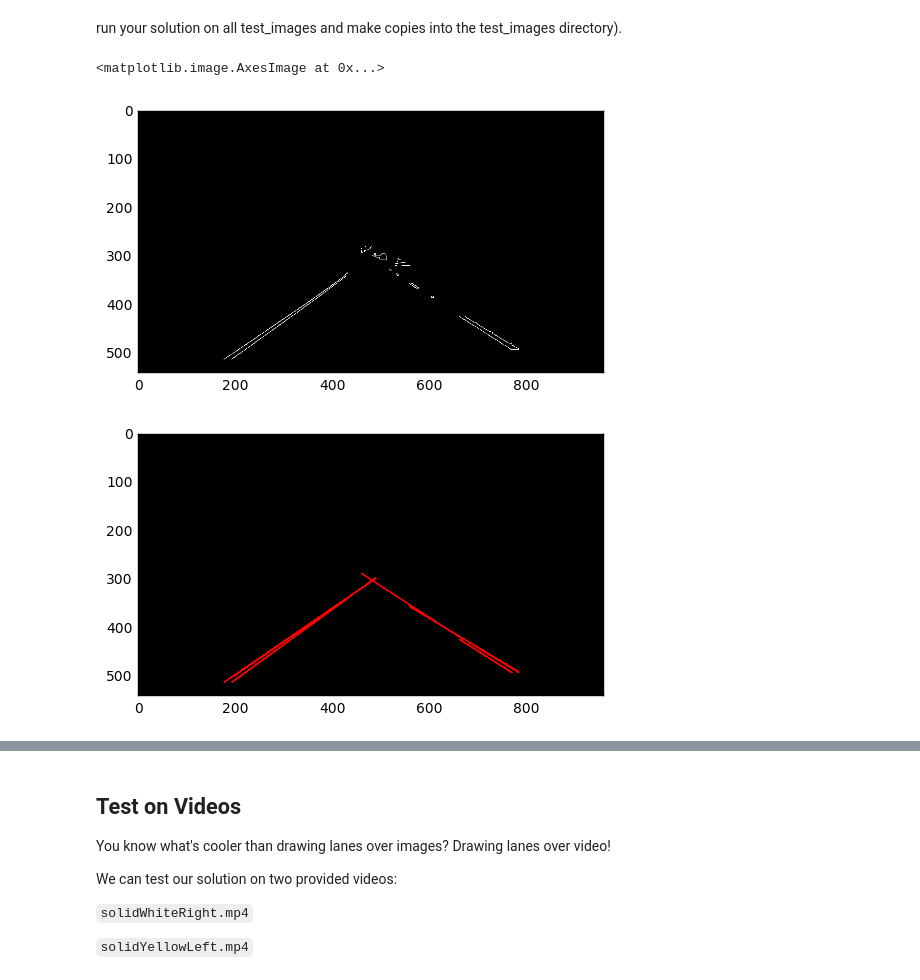
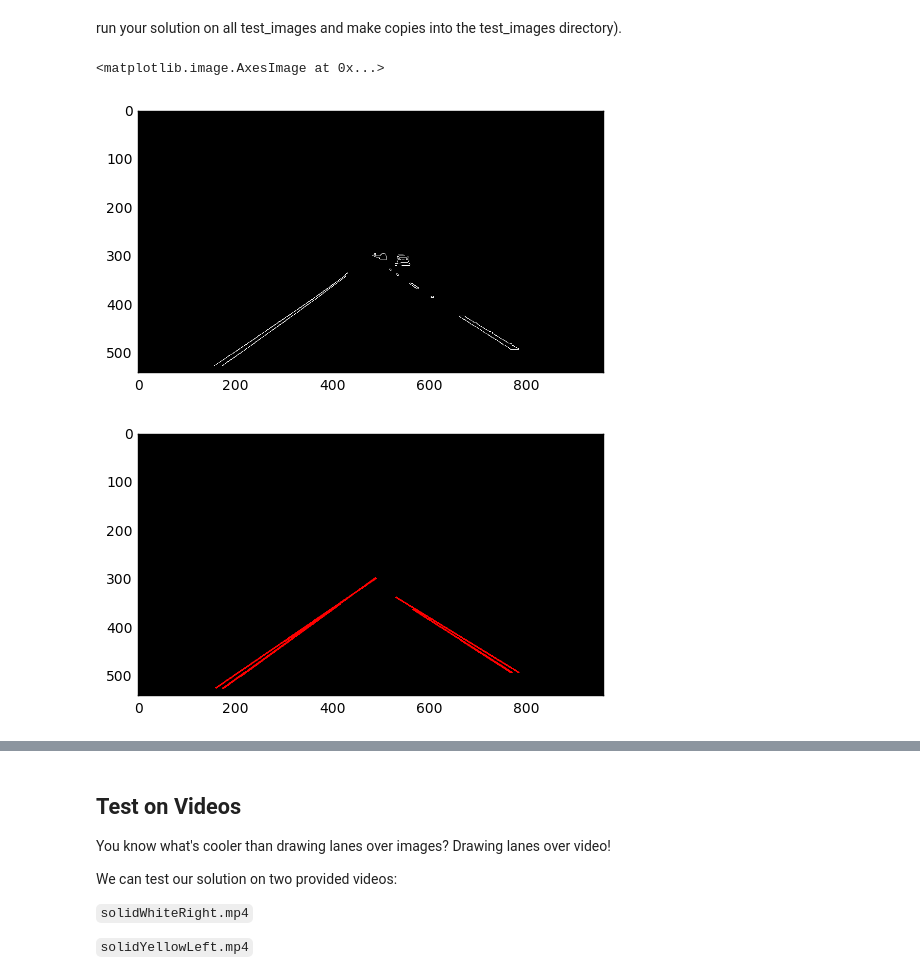
Before and after one commit to t-f-g/CarND, a Jupyter notebook: CarND-LaneLines-P1/P1.ipynb, the cells around one changed output, grey strips where cells are left out. Cells and saved outputs as stored; diff of their text form; code cells hidden in the pictures.

```diff
--- a/CarND-LaneLines-P1/P1.ipynb
+++ b/CarND-LaneLines-P1/P1.ipynb
@@ -124,9 +124,10 @@ def draw_lines(img, lines, color=[255, 0, 0], thickness=2):
     If you want to make the lines semi-transparent, think about combining
     this function with the weighted_img() function below
     """
-    for line in lines:
-        for x1,y1,x2,y2 in line:
-            cv2.line(img, (x1, y1), (x2, y2), color, thickness)
+    if lines is not None:
+        for line in lines:
+            for x1,y1,x2,y2 in line:
+                cv2.line(img, (x1, y1), (x2, y2), color, thickness)
 
 def hough_lines(img, rho, theta, threshold, min_line_len, max_line_gap):
     """
@@ -176,23 +177,23 @@ def process (input):
     calibration = {
      # The Mask settings are dependant on camera/environment attributes
      "mask": {
-            'lower_left':(0.1, 0.95), # percent of frame used for masking
-            'upper_left':(0.5, 0.5),
-            'upper_right':(0.5, 0.5),
-            'lower_right':(0.9, 0.95)
+            'lower_left':(0.1, 0.975), # percent of frame used for masking
+            'upper_left':(0.55, 0.5),
+            'upper_right':(0.55, 0.5),
+            'lower_right':(0.9, 0.975)
         },
      # Canny edge detection parameters
      "canny": {
-            'threshold1':150, # first threshold for the hysteresis procedure.
-            'threshold2':500  # second threshold for the hysteresis procedure.
+            'threshold1':150, #150 # first threshold for the hysteresis procedure.
+            'threshold2':500  #500 # second threshold for the hysteresis procedure.
         },
      # Hough transform parameters
      "hough": {
             'rho':1,              # Distance resolution of the accumulator in pixels.
             'theta':1*np.pi/360,  # Angle resolution of the accumulator in radians.
-            'threshold':35,       # Accumulator threshold parameter. Only those lines are returned that get enough votes ( >threshold )
+            'threshold':40,  #35     # Accumulator threshold parameter. Only those lines are returned that get enough votes ( >threshold )
             'min_line_length':25, # Minimum line length. Line segments shorter than that are rejected.
-            'max_line_gap':60     # Maximum allowed gap between points on the same line to link them.
+            'max_line_gap':100  #60   # Maximum allowed gap between points on the same line to link them.
         }
     }
 
@@ -205,7 +206,8 @@ def process (input):
     # blur
     # make this calibration
     blurred_image = cv2.bilateralFilter(equilized_image,5,50,50)
-    plt.imshow(blurred_image, cmap='gray')
+    #more_blurred_image = cv2.GaussianBlur(blurred_image, (7, 11), 0)
+    #plt.imshow(more_blurred_image, cmap='gray')
 
     # canny edge detection
     canny_image = cv2.Canny(blurred_image, calibration["canny"]["threshold1"], calibration["canny"]["threshold2"])
@@ -217,32 +219,32 @@ def process (input):
                                (image.shape[1]*calibration["mask"]["lower_right"][0], image.shape[0]*calibration["mask"]["lower_right"][1])]],
                              dtype=np.int32)
     masked_image = region_of_interest(canny_image, quadrilateral)
     plt.imshow(masked_image, cmap='gray')
 
     # detect lines via Hough transform
     detected_lines = cv2.HoughLinesP(masked_image,
                                      calibration["hough"]["rho"],
                                      calibration["hough"]["theta"],
                                      calibration["hough"]["threshold"],
                                      np.array([]),
                                      minLineLength=calibration["hough"]["min_line_length"],
                                      maxLineGap=calibration["hough"]["max_line_gap"])
     #print(detected_lines)
     line_image = np.zeros((image.shape[0], image.shape[1], 3), dtype=np.uint8)
     draw_lines(line_image, detected_lines)
 
     # detect lanes
     output = line_image
 
     # draw lanes on original image
     return output
 
 input_image = mpimg.imread('test_images/solidYellowLeft.jpg')
 output_image = process(input_image)
 plt.figure()
 plt.imshow(output_image, cmap='gray')
 #plt.imshow(output_image)
 # %% [output]
 <matplotlib.image.AxesImage at 0x...>
-[figure, old version]
+[figure, new version]
-[figure, old version]
+[figure, new version]
```
Also changed, not shown: parts of 1 cell of this notebook, 6 other files.
